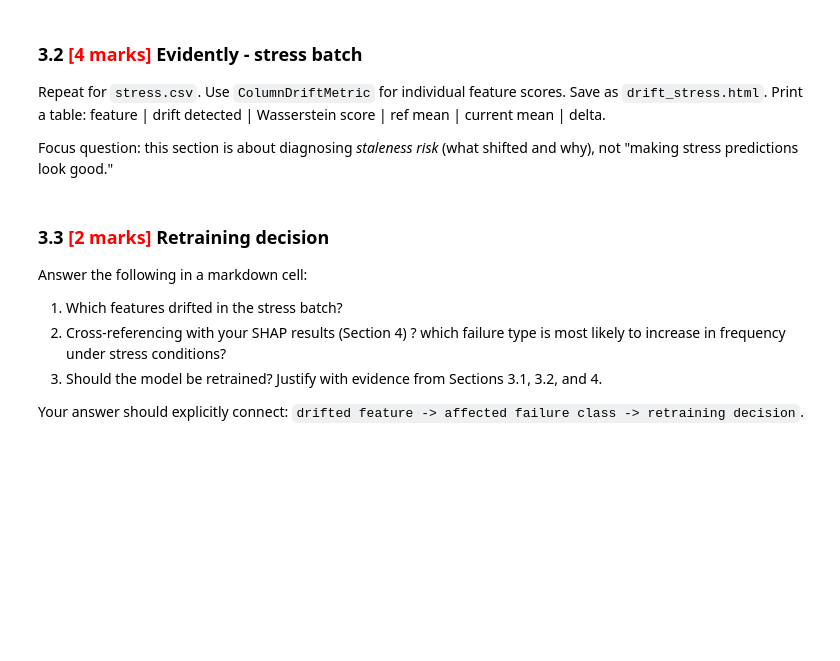
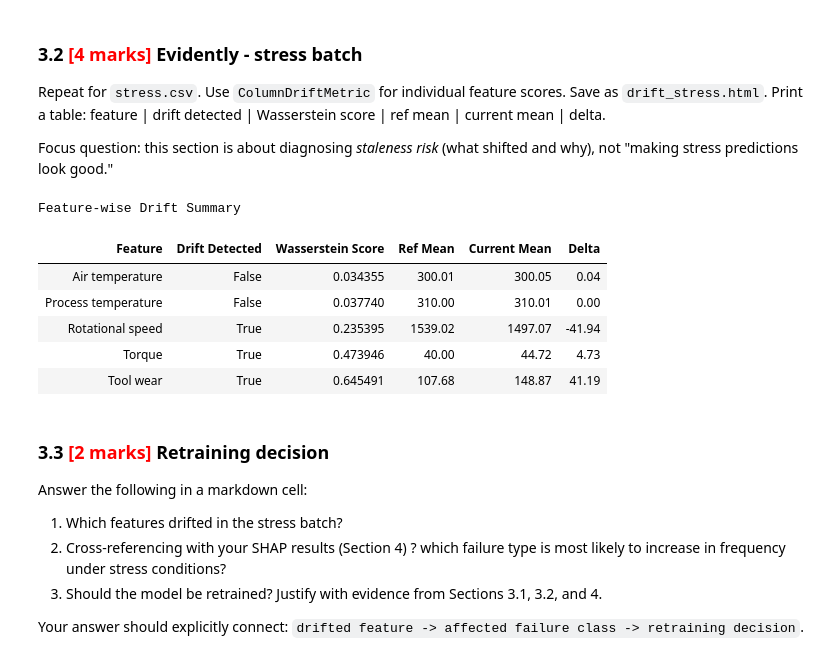
Before and after one commit to ssprajapati2021/MLOpsAssignment, a Jupyter notebook: notebook/MLOps_Assignment_PredMaint_Starter.ipynb, the cells around one changed output. Drawn from its saved outputs; the diff is of its cells as text; code cells hidden in the pictures; blank space fills up the shorter version.

```diff
--- a/notebook/MLOps_Assignment_PredMaint_Starter.ipynb
+++ b/notebook/MLOps_Assignment_PredMaint_Starter.ipynb
@@ -1073,10 +1063,68 @@ Focus question: this section is about diagnosing *staleness risk* (what shifted
 # %%
 from evidently.legacy.metrics.data_drift.dataset_drift_metric import DatasetDriftMetric
 from evidently.legacy.metrics.data_drift.column_drift_metric import ColumnDriftMetric
 
-# TODO: Run Evidently on stress batch with per-column metrics
-# TODO: Save drift_stress.html
-# TODO: Print per-column drift table
+# Run Evidently on stress batch with per-column metrics
+metrics = [DatasetDriftMetric()]
+for col in FEAT_COLS:
+    metrics.append(ColumnDriftMetric(column_name=col))
+
+report = Report(metrics=metrics)
+
+report.run(reference_data=train[FEAT_COLS],
+           current_data=stress[FEAT_COLS])
+
+# Save HTML report
+report.save_html("drift_stress.html")
+
+# Extract results
+summary = report.as_dict()
+
+# Print per-column drift table
+
+#---For debugging purpose -------
+#print(pd.DataFrame(summary["metrics"]).to_string())
+
+rows=[]
+for metric in summary["metrics"]:
+
+    #print(metric["result"]) #For debug purpose
+
+    if metric["metric"] == "ColumnDriftMetric":
+        col = metric["result"]["column_name"]
+        res = metric["result"]
+        drift = res["drift_detected"]
+        wass = res["drift_score"]
+        ref_mean = train[col].mean()
+        cur_mean = stress[col].mean()
+        delta = cur_mean - ref_mean
+        rows.append([col, drift, wass, ref_mean, cur_mean, delta])
+
+df = pd.DataFrame(rows, columns=[
+    "Feature", "Drift Detected", "Wasserstein Score",
+    "Ref Mean", "Current Mean", "Delta"
+])
+
+# Print  table
+display(
+    df.style
+      .hide(axis="index")
+      .set_caption("Feature-wise Drift Summary")
+      .format({
+          "Drift Score": "{:.4f}",
+          "Ref Mean": "{:.2f}",
+          "Current Mean": "{:.2f}",
+          "Delta": "{:.2f}"
+      })
+)
+# %% [output]
+Feature-wise Drift Summary
+| Feature | Drift Detected | Wasserstein Score | Ref Mean | Current Mean | Delta |
+| Air temperature | False | 0.034355 | 300.01 | 300.05 | 0.04 |
+| Process temperature | False | 0.037740 | 310.00 | 310.01 | 0.00 |
+| Rotational speed | True | 0.235395 | 1539.02 | 1497.07 | -41.94 |
+| Torque | True | 0.473946 | 40.00 | 44.72 | 4.73 |
+| Tool wear | True | 0.645491 | 107.68 | 148.87 | 41.19 |
 # %% [markdown]
 ### **3.3** <font color=red>[2 marks]</font> Retraining decision
 
```
Also changed, not shown: parts of 14 cells of this notebook, 3 other files.
